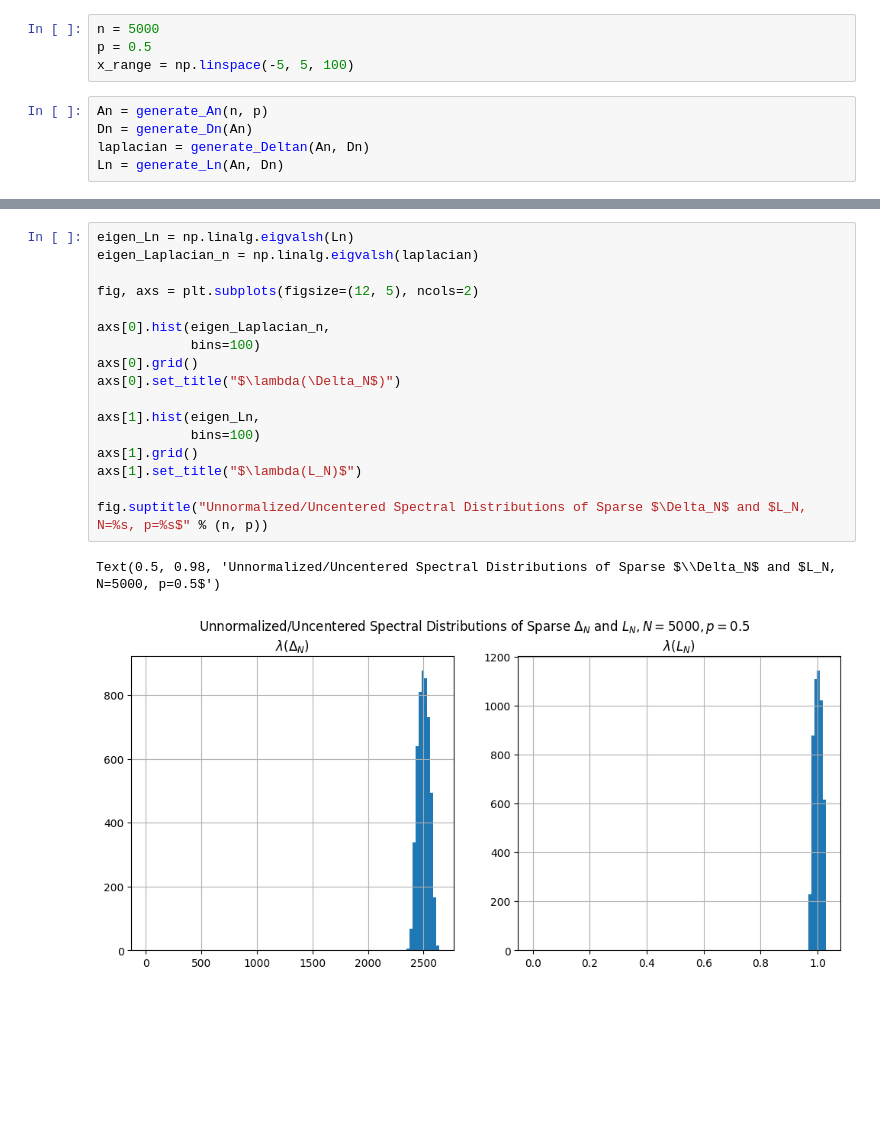
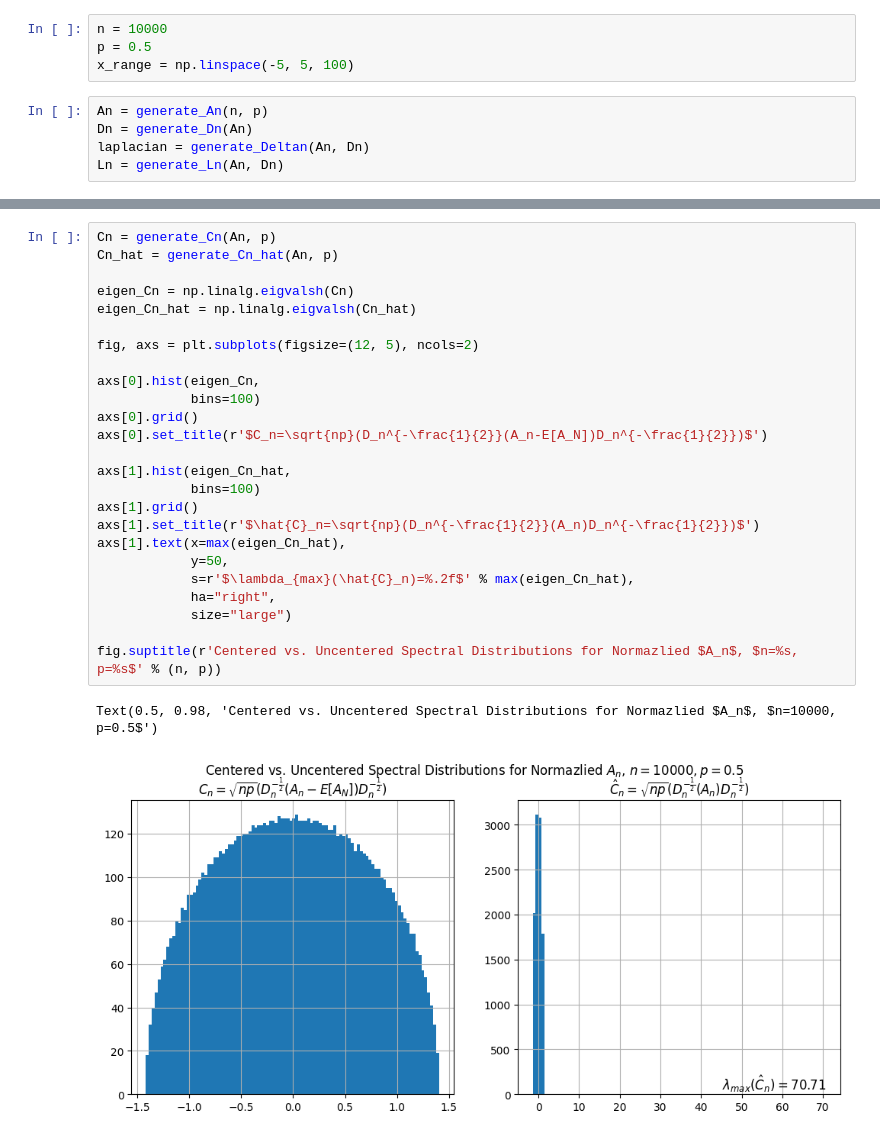
Before and after one commit to colinsyyip/Normalized-Laplacian-ESD, a Jupyter notebook: centering_simulations.ipynb, the cells around one changed output, grey strips where cells are left out. Cells and saved outputs as stored; diff of their text form; blank space fills up the shorter version.

```diff
--- a/centering_simulations.ipynb
+++ b/centering_simulations.ipynb
@@ -68,7 +97,7 @@ def normalized_Ln_spectra(Ln, p, x_range = np.linspace(-5, 5, 100)):
 
     return np.diff(Fn_Normed_Laplacian)
 # %%
-n = 5000
+n = 10000
 p = 0.5
 x_range = np.linspace(-5, 5, 100)
 # %%
@@ -92,20 +121,28 @@ Text(0.5, 1.0, 'Spectral Distribution of Centered, Normalized $A_N, N=5000$')
 # %%
-eigen_Ln = np.linalg.eigvalsh(Ln)
-eigen_Laplacian_n = np.linalg.eigvalsh(laplacian)
+Cn = generate_Cn(An, p)
+Cn_hat = generate_Cn_hat(An, p)
+
+eigen_Cn = np.linalg.eigvalsh(Cn)
+eigen_Cn_hat = np.linalg.eigvalsh(Cn_hat)
 
 fig, axs = plt.subplots(figsize=(12, 5), ncols=2)
 
-axs[0].hist(eigen_Laplacian_n,
+axs[0].hist(eigen_Cn,
             bins=100)
 axs[0].grid()
-axs[0].set_title("$\lambda(\Delta_N$)")
+axs[0].set_title(r'$C_n=\sqrt{np}(D_n^{-\frac{1}{2}}(A_n-E[A_N])D_n^{-\frac{1}{2}})$')
 
-axs[1].hist(eigen_Ln,
+axs[1].hist(eigen_Cn_hat,
             bins=100)
 axs[1].grid()
-axs[1].set_title("$\lambda(L_N)$")
+axs[1].set_title(r'$\hat{C}_n=\sqrt{np}(D_n^{-\frac{1}{2}}(A_n)D_n^{-\frac{1}{2}})$')
+axs[1].text(x=max(eigen_Cn_hat),
+            y=50,
+            s=r'$\lambda_{max}(\hat{C}_n)=%.2f$' % max(eigen_Cn_hat),
+            ha="right",
+            size="large")
 
-fig.suptitle("Unnormalized/Uncentered Spectral Distributions of Sparse $\Delta_N$ and $L_N, N=%s, p=%s$" % (n, p))
+fig.suptitle(r'Centered vs. Uncentered Spectral Distributions for Normazlied $A_n$, $n=%s, p=%s$' % (n, p))
 # %% [output]
-Text(0.5, 0.98, 'Unnormalized/Uncentered Spectral Distributions of Sparse $\\Delta_N$ and $L_N, N=5000, p=0.5$')
+Text(0.5, 0.98, 'Centered vs. Uncentered Spectral Distributions for Normazlied $A_n$, $n=10000, p=0.5$')
-[figure, old version]
+[figure, new version]
```
Also changed, not shown: parts of 5 cells of this notebook.
